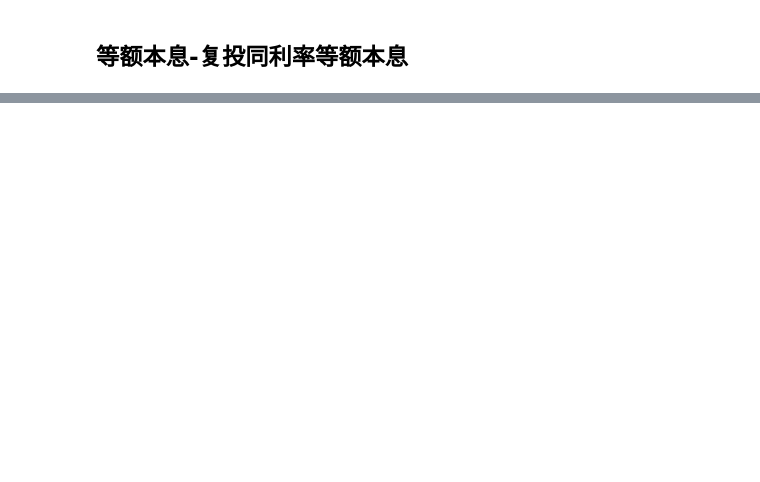
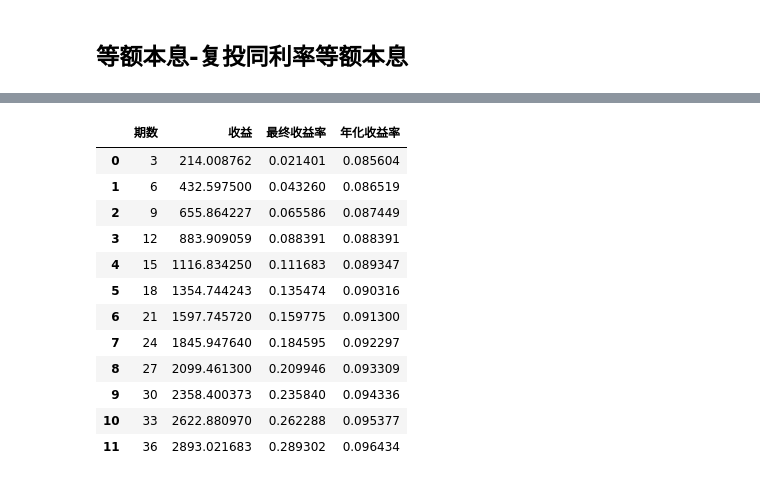
Before and after one commit to McJevons/SmallProject, a Jupyter notebook: 利率计算.ipynb, the cells around one changed output, grey strips where cells are left out. Drawn from its saved outputs; the diff is of its cells as text; code cells hidden in the pictures; blank space fills up the shorter version.

```diff
--- a/利率计算.ipynb
+++ b/利率计算.ipynb
@@ -190,0 +131,7 @@ for r in bx(1715.732097, 0.1, 1):
+# %%
+G=[]
+for m in np.arange(3, 37, 3):
+    G.append(bxft(M=m,I=0.085,P=10000))
+# %%
+data=pd.DataFrame({'期数':np.arange(3, 37, 3),'收益':G})
+data
@@ -190,0 +152,20 @@ for r in bx(1715.732097, 0.1, 1):
+# %%
+data['最终收益率']=data['收益']/10000
+# %%
+data['年化收益率']=(12/data['期数'])*data['收益']/10000
+# %%
+data
+# %% [output]
+|  | 期数 | 收益 | 最终收益率 | 年化收益率 |
+| 0 | 3 | 214.008762 | 0.021401 | 0.085604 |
+| 1 | 6 | 432.597500 | 0.043260 | 0.086519 |
+| 2 | 9 | 655.864227 | 0.065586 | 0.087449 |
+| 3 | 12 | 883.909059 | 0.088391 | 0.088391 |
+| 4 | 15 | 1116.834250 | 0.111683 | 0.089347 |
+| 5 | 18 | 1354.744243 | 0.135474 | 0.090316 |
+| 6 | 21 | 1597.745720 | 0.159775 | 0.091300 |
+| 7 | 24 | 1845.947640 | 0.184595 | 0.092297 |
+| 8 | 27 | 2099.461300 | 0.209946 | 0.093309 |
+| 9 | 30 | 2358.400373 | 0.235840 | 0.094336 |
+| 10 | 33 | 2622.880970 | 0.262288 | 0.095377 |
+| 11 | 36 | 2893.021683 | 0.289302 | 0.096434 |
```
Also changed, not shown: parts of 16 cells of this notebook.
